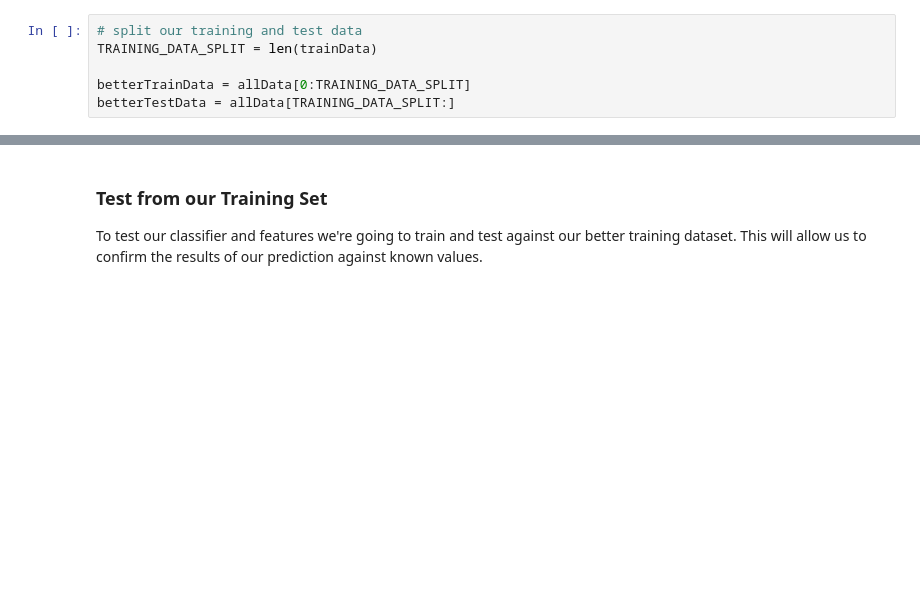
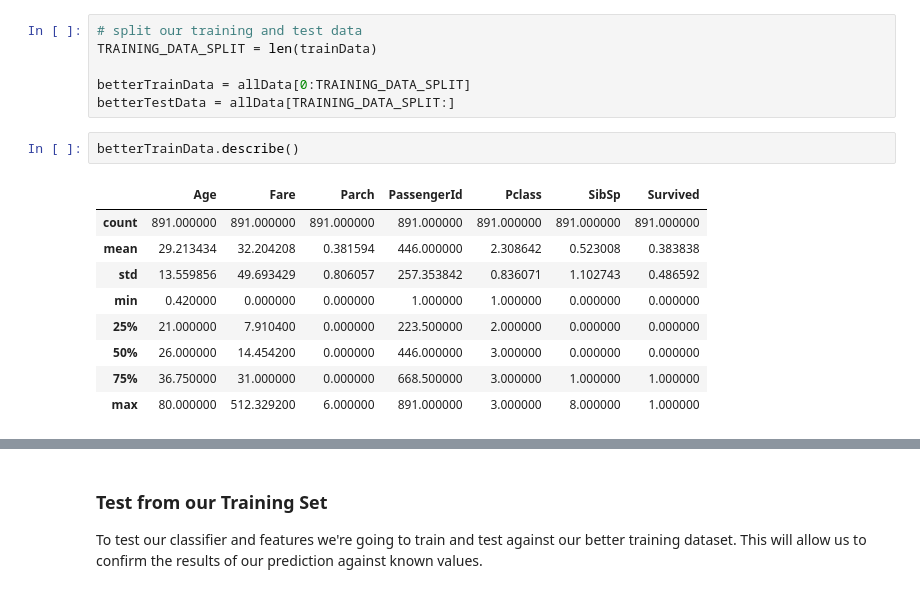
Before and after one commit to BaylorRae/kaggle-titanic, a Jupyter notebook: eda.ipynb, the cells around one changed output, grey strips where cells are left out. Cells and saved outputs as stored; diff of their text form; blank space fills up the shorter version.

```diff
--- a/eda.ipynb
+++ b/eda.ipynb
@@ -233,6 +245,18 @@ TRAINING_DATA_SPLIT = len(trainData)
 
 betterTrainData = allData[0:TRAINING_DATA_SPLIT]
 betterTestData = allData[TRAINING_DATA_SPLIT:]
+# %%
+betterTrainData.describe()
+# %% [output]
+|  | Age | Fare | Parch | PassengerId | Pclass | SibSp | Survived |
+| count | 891.000000 | 891.000000 | 891.000000 | 891.000000 | 891.000000 | 891.000000 | 891.000000 |
+| mean | 29.213434 | 32.204208 | 0.381594 | 446.000000 | 2.308642 | 0.523008 | 0.383838 |
+| std | 13.559856 | 49.693429 | 0.806057 | 257.353842 | 0.836071 | 1.102743 | 0.486592 |
+| min | 0.420000 | 0.000000 | 0.000000 | 1.000000 | 1.000000 | 0.000000 | 0.000000 |
+| 25% | 21.000000 | 7.910400 | 0.000000 | 223.500000 | 2.000000 | 0.000000 | 0.000000 |
+| 50% | 26.000000 | 14.454200 | 0.000000 | 446.000000 | 3.000000 | 0.000000 | 0.000000 |
+| 75% | 36.750000 | 31.000000 | 0.000000 | 668.500000 | 3.000000 | 1.000000 | 1.000000 |
+| max | 80.000000 | 512.329200 | 6.000000 | 891.000000 | 3.000000 | 8.000000 | 1.000000 |
 # %%
 betterTrainData['SexNormalized'] = pd.factorize(betterTrainData['Sex'])[0]
 betterTrainData['HonNormalized'] = pd.factorize(betterTrainData['Hon'])[0]
```
Also changed, not shown: parts of 12 cells of this notebook, 1 other file.
